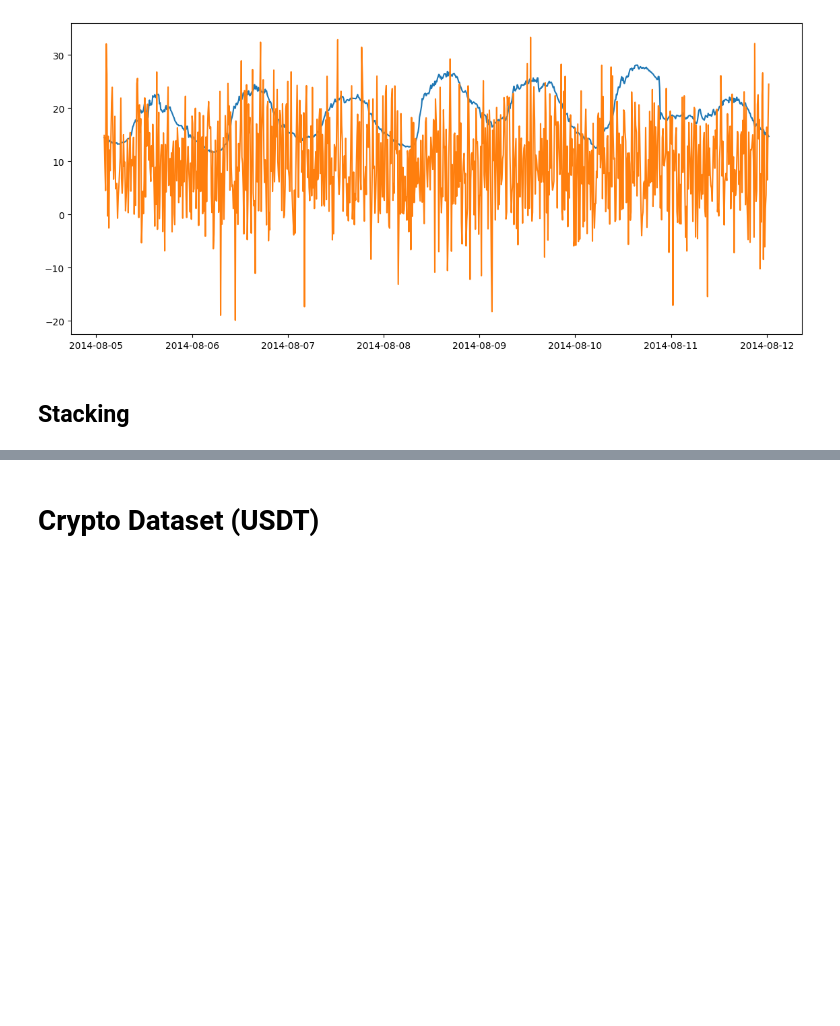
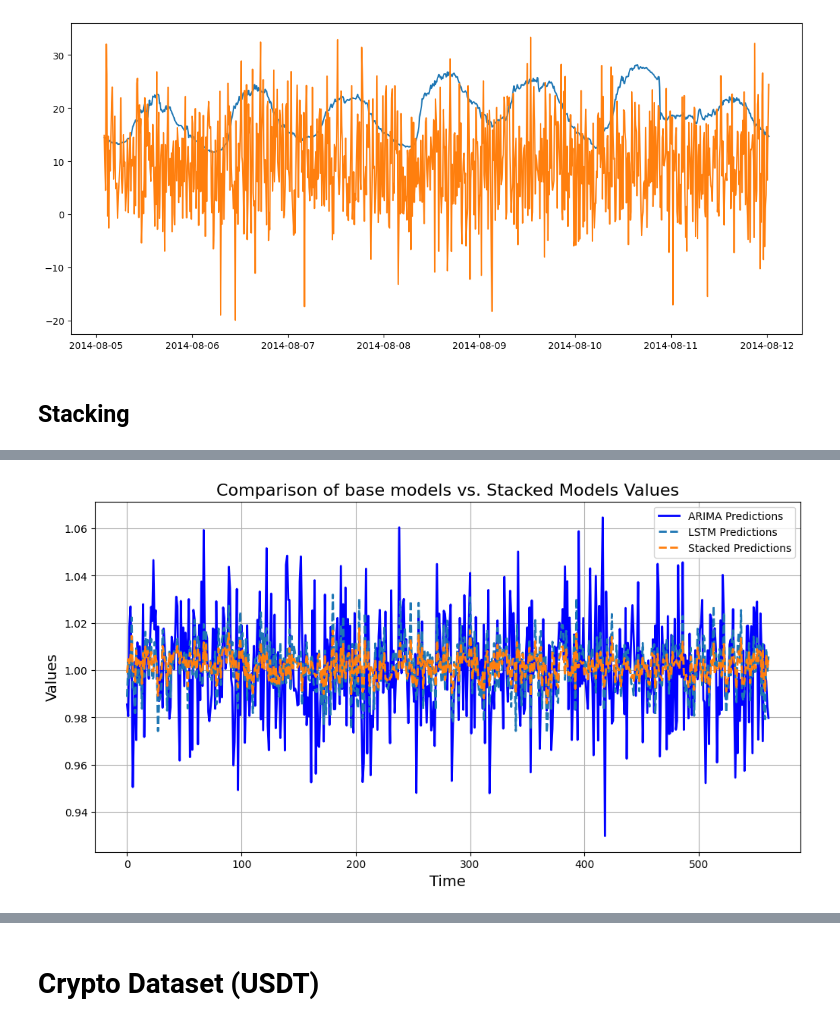
Before and after one commit to avokhuese/Ensemble-Stacking, a Jupyter notebook: Jitter_Augmentation.ipynb, the cells around one changed output, grey strips where cells are left out. Saved outputs shown, nothing was run; the diff lists cells and outputs as text; code cells hidden in the pictures; blank space fills up the shorter version.

```diff
--- a/Jitter_Augmentation.ipynb
+++ b/Jitter_Augmentation.ipynb
@@ -261,0 +313,43 @@ MAE 0.1349687579788127
+# %%
+import matplotlib.pyplot as plt
+
+# Define a function to plot actual vs. predicted values
+def plot_comparison(y_test, predictions_dict, title):
+    plt.figure(figsize=(12, 6))
+    plt.plot(y_test, label="ARIMA Predictions", color="blue", linewidth=2)
+
+    # Plot predictions for each model
+    for label, preds in predictions_dict.items():
+        plt.plot(preds, label=label, linestyle='--', linewidth=2)
+
+    plt.title(title, fontsize=16)
+    plt.xlabel('Time', fontsize=14)
+    plt.ylabel('Values', fontsize=14)
+    plt.legend()
+    plt.grid(True)
+    plt.show()
+
+# Prepare the predictions dictionary for plotting
+predictions_dict = {
+    'LSTM Predictions': test_predictions_lstm,
+    #'ARIMA Predictions': test_predictions_arima,
+    #'SAE Predictions': sae_predictions,
+    'Stacked Predictions': wae_predictions
+}
+
+# Plot the comparison
+plot_comparison(y_test, predictions_dict, 'Comparison of base models vs. Stacked Models Values')
+
+# Optionally, you might want to include a plot for each model separately
+def plot_individual_comparisons(y_test, model_predictions, model_name):
+    plt.figure(figsize=(14, 8))
+    plt.plot(y_test, label="Actual Values", color="blue", linewidth=2)
+    plt.plot(model_predictions, label=f'{model_name} Predictions', linestyle='--', linewidth=2)
+    plt.title(f'Actual vs {model_name} Predictions', fontsize=16)
+    plt.xlabel('Time', fontsize=14)
+    plt.ylabel('Values', fontsize=14)
+    plt.legend()
+    plt.grid(True)
+    plt.show()
+# %% [output]
+[figure, added]
```
Also changed, not shown: parts of 37 cells of this notebook, 6 other files.
